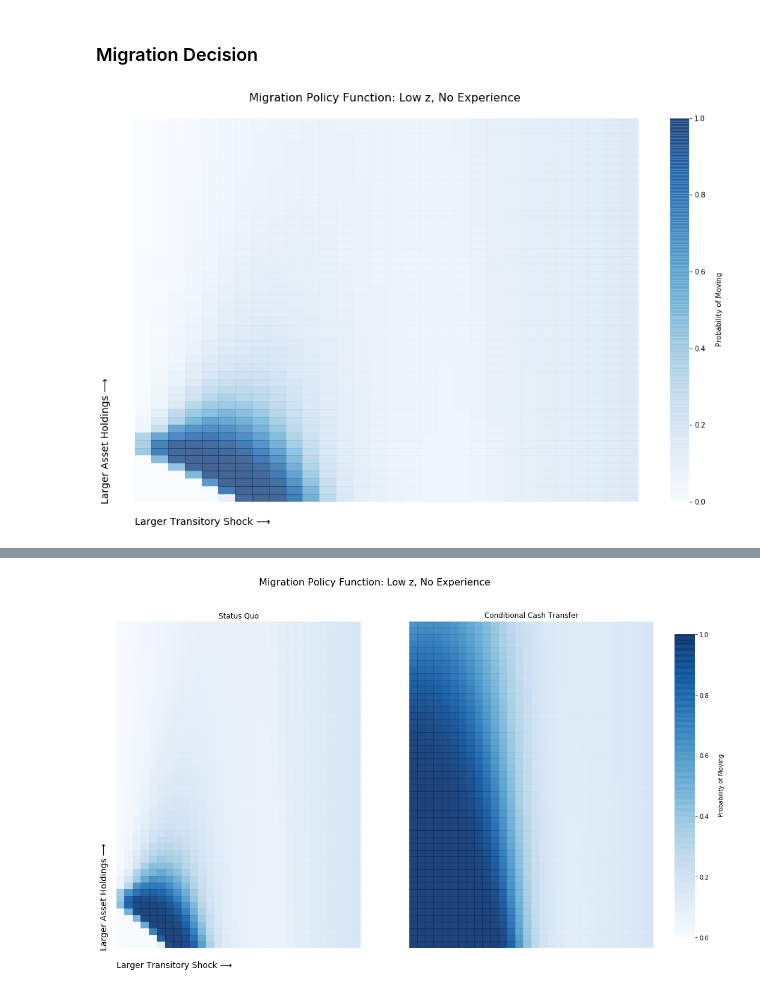
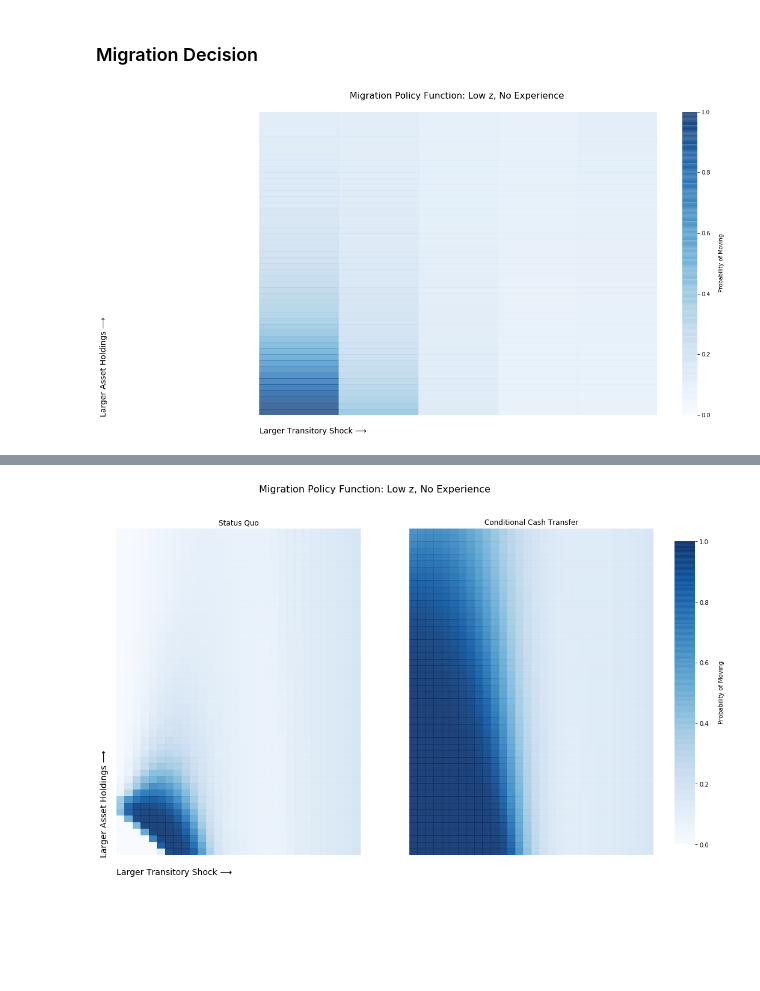
Before and after one commit to mwaugh0328/welfare_migration, a Jupyter notebook: revision2_code/plotting/plot_policy_functions.ipynb, the cells around one changed output, grey strips where cells are left out. Cells and saved outputs as stored; diff of their text form; code cells hidden in the pictures; blank space fills up the shorter version.

Commit message:
fullinsurnace, policy fun plots

```diff
--- a/revision2_code/plotting/plot_policy_functions.ipynb
+++ b/revision2_code/plotting/plot_policy_functions.ipynb
@@ -26,32 +26,32 @@ exp_move = pd.DataFrame(move_mat["lowz_exp"])
 # %%
 fig, ax = plt.subplots(1,1,figsize = (16,10))
 
 #cbar_ax = fig.add_axes([0.95, .25, .03, .5])
 
-sns.heatmap( ((1-low_move).iloc[50:100,0:30] ), cmap="Blues",cbar = True, vmin=0,vmax=1.0, ax=ax,
+sns.heatmap( ((1-low_move).iloc[50:100,0:5] ), cmap="Blues",cbar = True, vmin=0,vmax=1.0, ax=ax,
             cbar_kws=dict(use_gridspec=False,location="right",label = "\n Probability of Moving"),
             alpha = 0.75)
 
 #sns.heatmap((1-low_move_expr).iloc[50:100,0:30], cmap="Reds",cbar = True, vmin=0,
  #          cbar_kws=dict(use_gridspec=False,location="right",label = "\n Probability of Moving"),
   #          vmax=1.0, ax=ax, alpha = 0.45)
 
 ax.get_xaxis().set_visible(False)
 ax.get_yaxis().set_visible(False)
 
 ax.text(-2, 50, "Larger Asset Holdings ⟶ ",fontsize = 14, rotation = 90)
 
 ax.text(0, 53, "Larger Transitory Shock ⟶ ",fontsize = 14)
 
 ax.set_title("Migration Policy Function: Low z, No Experience \n", fontsize = 16)
 
 fig_path = "C:\\github\\welfare_migration\\slides\\TALK-FIGURES\\"
 
 #plt.savefig("migration_policy_low_z.png", bbox_inches = "tight")
 
 plt.show()
 # %% [output]
-[figure, old version]
+[figure, new version]
 # %%
 fig, ax = plt.subplots(1,1,figsize = (16,10))
 
```
Also changed, not shown: parts of 1 cell of this notebook, 17 other files.
